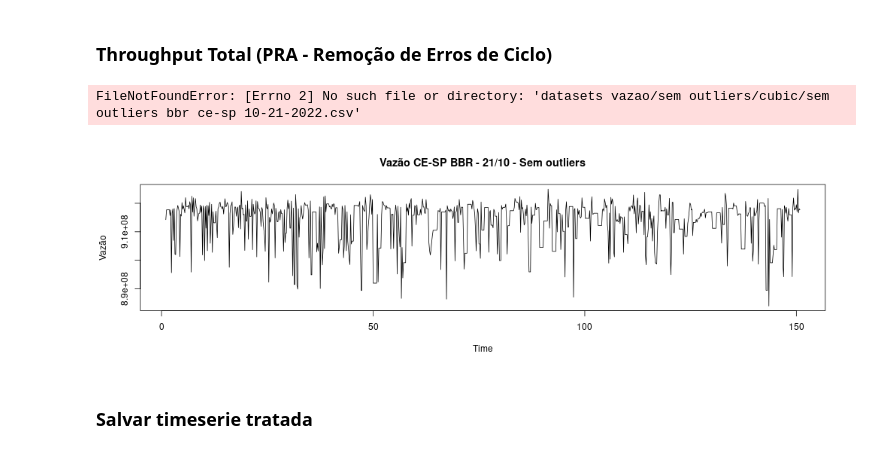
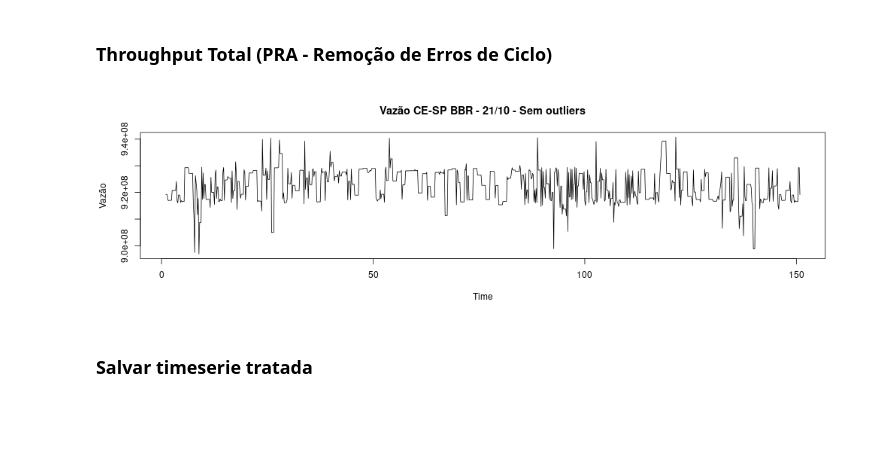
Before and after one commit to LarcesUece/UECE-RNP-PMon2022, a Jupyter notebook: BBR_CE-SP.ipynb, the cells around one changed output. Saved outputs shown, nothing was run; the diff lists cells and outputs as text; code cells hidden in the pictures; blank space fills up the shorter version.

```diff
--- a/BBR_CE-SP.ipynb
+++ b/BBR_CE-SP.ipynb
@@ -184,7 +184,5 @@ The rpy2.ipython extension is already loaded. To reload it, use:
 # %%
 # Import
 
-Ts_Original = pd.read_csv('datasets vazao/sem outliers/cubic/sem outliers cubic ce-sp 10-21-2022.csv')
-#Ts_Original = pd.read_csv('datasets vazao/original/bbr/bbr esmond data pr-am 10-21-2022.csv')
+Ts_Original = pd.read_csv('datasets vazao/sem outliers/bbr/sem outliers bbr CE-SP 10-21.csv')
+#Ts_Original = pd.read_csv('datasets vazao/original/cubic/cubic esmond data ce-sp 10-21-2022.csv')
-# %% [output]
-FileNotFoundError: [Errno 2] No such file or directory: 'datasets vazao/sem outliers/cubic/sem outliers bbr ce-sp 10-21-2022.csv'
@@ -205,13 +211,13 @@ for i in range(len(Ts_Original)):
 # %%
 %%R -i Ts_Original -h 300 -w 1000
 
 Ts_Original_R = Ts_Original
 
-Ts_Original_View_R = tsclean(ts(Ts_Original_R, start = c(1,1), end= c(1,900), frequency = 6))
+Ts_Original_View_R = ts(Ts_Original_R, start = c(1,1), end= c(1,900), frequency = 6)
 
 plot(Ts_Original_View_R, main = "Vazão CE-SP BBR - 21/10 - Sem outliers", ylab = "Vazão")
 # %% [output]
-[figure, old version]
+[figure, new version]
 # %% [markdown]
 ### Salvar timeserie tratada
 # %%
```
Also changed, not shown: parts of 16 cells of this notebook, 43 other files.
